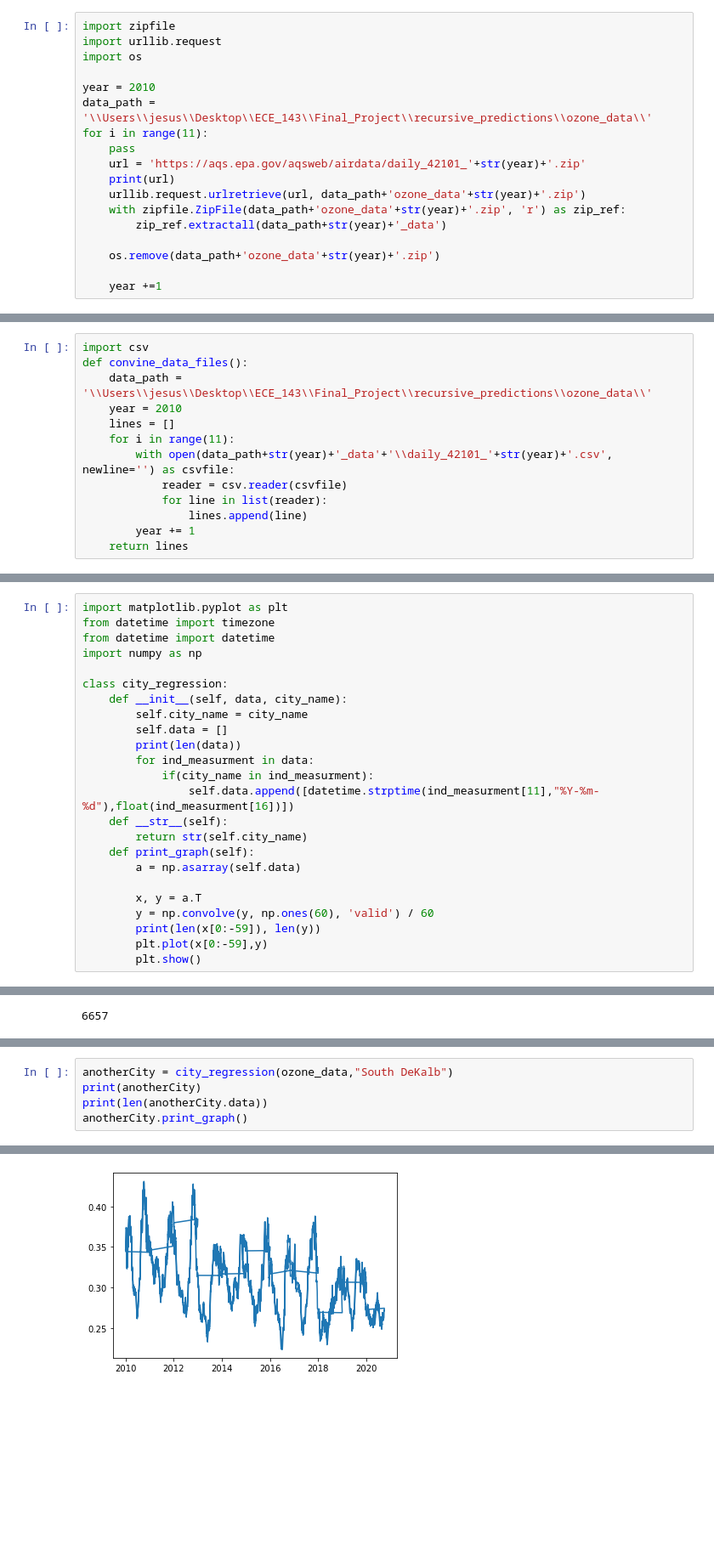
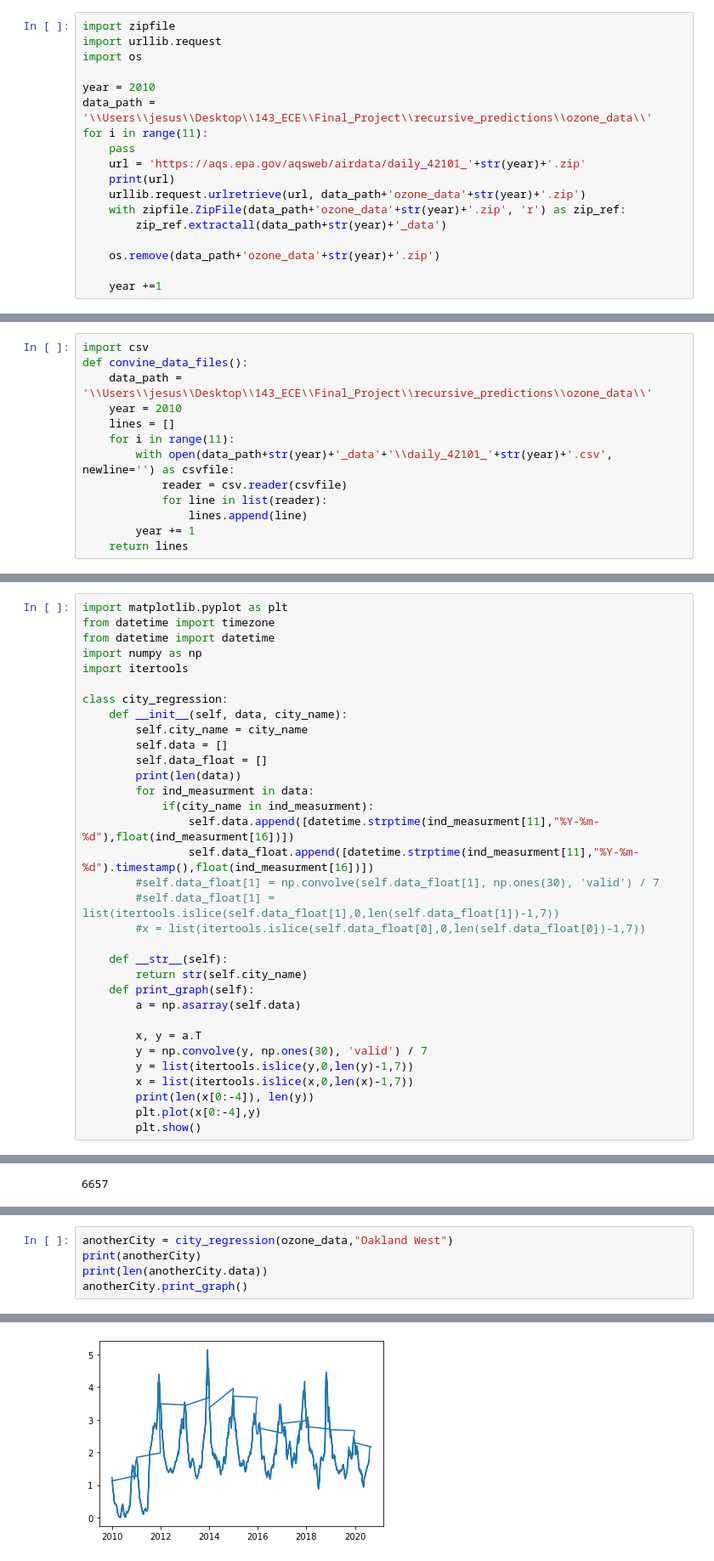
Before and after one commit to ECE143-WI21-Team5/Final_Project, a Jupyter notebook: recursive_predictions/recursive_prediction.ipynb, the cells around one changed output, grey strips where cells are left out. Shown: that part at 85% size. Saved outputs shown, nothing was run; the diff lists cells and outputs as text; blank space fills up the shorter version.

```diff
--- a/recursive_predictions/recursive_prediction.ipynb
+++ b/recursive_predictions/recursive_prediction.ipynb
@@ -4,7 +4,7 @@ import urllib.request
 import os
 
 year = 2010
-data_path = '\\Users\\jesus\\Desktop\\ECE_143\\Final_Project\\recursive_predictions\\ozone_data\\'
+data_path = '\\Users\\jesus\\Desktop\\143_ECE\\Final_Project\\recursive_predictions\\ozone_data\\'
 for i in range(11):
     pass
     url = 'https://aqs.epa.gov/aqsweb/airdata/daily_42101_'+str(year)+'.zip'
@@ -31,7 +31,7 @@ https://aqs.epa.gov/aqsweb/airdata/daily_42101_2020.zip
 # %%
 import csv
 def convine_data_files():
-    data_path = '\\Users\\jesus\\Desktop\\ECE_143\\Final_Project\\recursive_predictions\\ozone_data\\'
+    data_path = '\\Users\\jesus\\Desktop\\143_ECE\\Final_Project\\recursive_predictions\\ozone_data\\'
     year = 2010
     lines = []
     for i in range(11):
@@ -49,24 +48,33 @@ import matplotlib.pyplot as plt
 from datetime import timezone
 from datetime import datetime
 import numpy as np
+import itertools
 
 class city_regression:
     def __init__(self, data, city_name):
         self.city_name = city_name
         self.data = []
+        self.data_float = []
         print(len(data))
         for ind_measurment in data:
             if(city_name in ind_measurment):
                 self.data.append([datetime.strptime(ind_measurment[11],"%Y-%m-%d"),float(ind_measurment[16])])
+                self.data_float.append([datetime.strptime(ind_measurment[11],"%Y-%m-%d").timestamp(),float(ind_measurment[16])])
+        #self.data_float[1] = np.convolve(self.data_float[1], np.ones(30), 'valid') / 7
+        #self.data_float[1] = list(itertools.islice(self.data_float[1],0,len(self.data_float[1])-1,7))
+        #x = list(itertools.islice(self.data_float[0],0,len(self.data_float[0])-1,7))
+
     def __str__(self):
         return str(self.city_name)
     def print_graph(self):
         a = np.asarray(self.data)
 
         x, y = a.T
-        y = np.convolve(y, np.ones(60), 'valid') / 60
-        print(len(x[0:-59]), len(y))
-        plt.plot(x[0:-59],y)
+        y = np.convolve(y, np.ones(30), 'valid') / 7
+        y = list(itertools.islice(y,0,len(y)-1,7))
+        x = list(itertools.islice(x,0,len(x)-1,7))
+        print(len(x[0:-4]), len(y))
+        plt.plot(x[0:-4],y)
         plt.show()
 # %%
 aCity = city_regression(ozone_data,"El Cajon")
@@ -86,5 +94,5 @@ aCity.print_graph()
 # %%
-anotherCity = city_regression(ozone_data,"South DeKalb")
+anotherCity = city_regression(ozone_data,"Oakland West")
 print(anotherCity)
 print(len(anotherCity.data))
 anotherCity.print_graph()
@@ -96 +104 @@ South DeKalb
-[figure, old version]
+[figure, new version]
```
Also changed, not shown: parts of 16 cells of this notebook.
